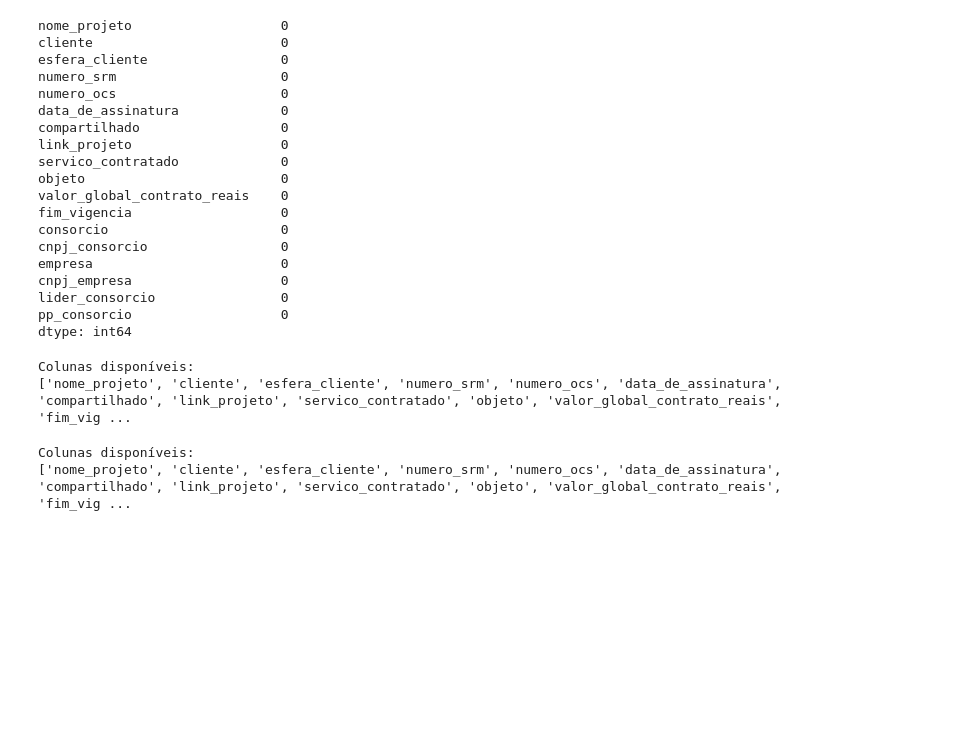
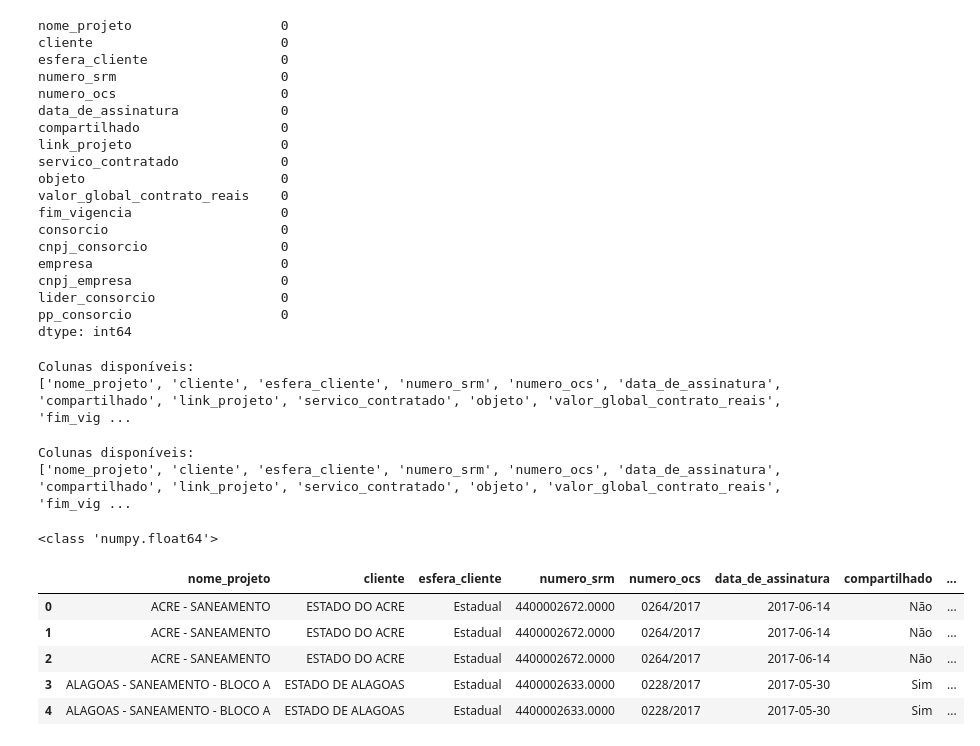
Before and after one commit to pdromls/Analise_BNDES, a Jupyter notebook: notebooks/analise_bndes.ipynb, the cells around one changed output. Drawn from its saved outputs; the diff is of its cells as text; code cells hidden in the pictures; blank space fills up the shorter version.

```diff
--- a/notebooks/analise_bndes.ipynb
+++ b/notebooks/analise_bndes.ipynb
@@ -42,8 +42,8 @@ import seaborn as sns
 
 #Conigurações de exibição
 pd.set_option("display.max_columns", None)
-pd.set_option("display.max_rows", 20)
-sns.set(style="whitegrid")
+pd.set_option("display.max_rows", None)
+sns.set(style = "whitegrid")
 # %%
 ARQ = "../base_dados/banco-servicos-banco-de-servicos.csv"
 
@@ -130,3 +130,32 @@ print(df.columns.tolist())
 # %% [output]
 Colunas disponíveis:
 ['nome_projeto', 'cliente', 'esfera_cliente', 'numero_srm', 'numero_ocs', 'data_de_assinatura', 'compartilhado', 'link_projeto', 'servico_contratado', 'objeto', 'valor_global_contrato_reais', 'fim_vig ...
+# %%
+#Tratando dados, fazendo conversão de tipos
+#Valor Global Contratado de string para float64
+#Data de Assinatura de date para datetime
+#Fim Vigência de string para datetime
+
+df['valor_global_contrato_reais'] = pd.to_numeric(df['valor_global_contrato_reais'])
+
+df['data_de_assinatura'] = pd.to_datetime(df['data_de_assinatura'])
+
+df['fim_vigencia'] = pd.to_datetime(df['fim_vigencia'])
+# %%
+#Verificando a conversão
+valor = df.loc[75, 'valor_global_contrato_reais']
+print(type(valor))
+# %% [output]
+<class 'numpy.float64'>
+# %%
+#Descobrindo o valor que cada empresa recebeu por contrato
+
+df['valor_recebido_por_empresa'] = df['valor_global_contrato_reais'] * df['pp_consorcio']
+df.head(5)
+# %% [output]
+|  | nome_projeto | cliente | esfera_cliente | numero_srm | numero_ocs | data_de_assinatura | compartilhado | ... |
+| 0 | ACRE - SANEAMENTO | ESTADO DO ACRE | Estadual | 4400002672.0000 | 0264/2017 | 2017-06-14 | Não | ... |
+| 1 | ACRE - SANEAMENTO | ESTADO DO ACRE | Estadual | 4400002672.0000 | 0264/2017 | 2017-06-14 | Não | ... |
+| 2 | ACRE - SANEAMENTO | ESTADO DO ACRE | Estadual | 4400002672.0000 | 0264/2017 | 2017-06-14 | Não | ... |
+| 3 | ALAGOAS - SANEAMENTO - BLOCO A | ESTADO DE ALAGOAS | Estadual | 4400002633.0000 | 0228/2017 | 2017-05-30 | Sim | ... |
+| 4 | ALAGOAS - SANEAMENTO - BLOCO A | ESTADO DE ALAGOAS | Estadual | 4400002633.0000 | 0228/2017 | 2017-05-30 | Sim | ... |
```
Also changed, not shown: parts of 6 cells of this notebook, 2 other files.
